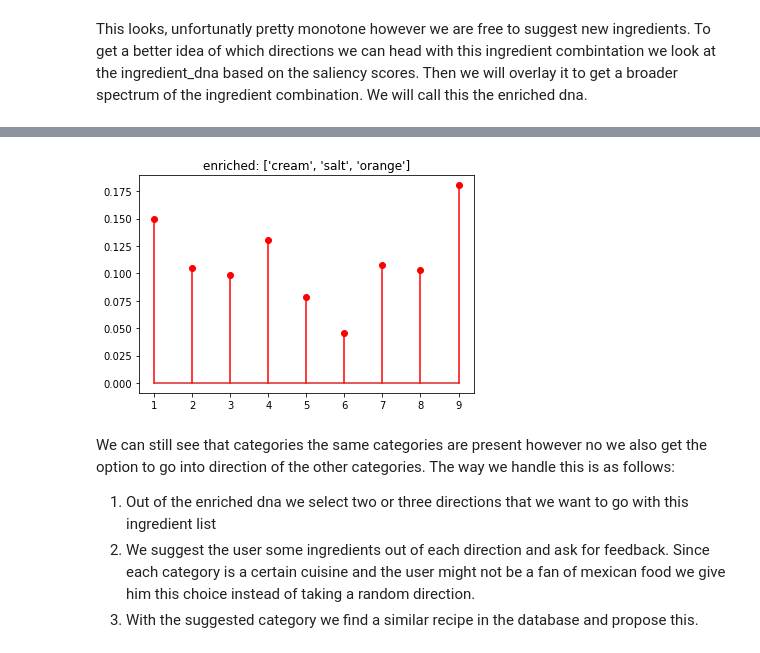
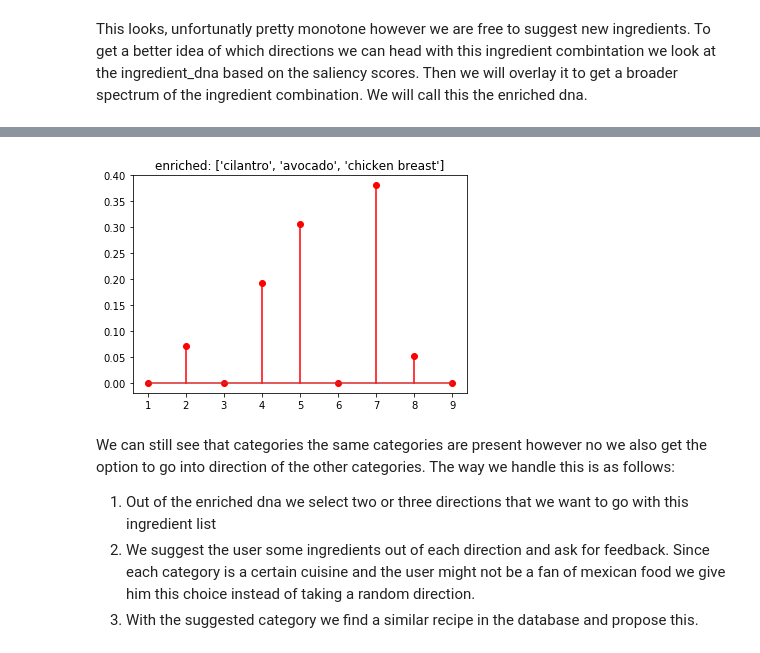
Before and after one commit to amimul/ADA-EPFL, a Jupyter notebook: Milestone 3/project_M2M3.ipynb, the cells around one changed output, grey strips where cells are left out. Drawn from its saved outputs; the diff is of its cells as text; code cells hidden in the pictures.

```diff
--- a/Milestone 3/project_M2M3.ipynb
+++ b/Milestone 3/project_M2M3.ipynb
@@ -998,25 +947,24 @@ plot_dna_ingredient("cilantro",lda_data)
 # %%
 keys = [1, 2, 3, 4, 5, 6, 7, 8, 9]
-user_input = ["cream","salt","orange"]
 
 def make_enriched_dna(user_input,lda_data,nb_topics):
     dna = np.zeros(nb_topics)
     for ingredient in user_input:
         s = get_dna_ingredient(ingredient,lda_data)
         dna = dna + get_dna_ingredient(ingredient,lda_data)
     dna = dna/np.sum(dna)
     return dna
 
 make_enriched_dna(user_input,lda_data,9)
 def plot_enriched_dna(user_indput,lda_data,nb_topics):
 
     dna = make_enriched_dna(user_input,lda_data,nb_topics)
     plt.title("enriched: "+str(user_input))
     plt.stem(keys,dna, markerfmt='ro',linefmt='r-')
     plt.show()
 plot_enriched_dna(user_input,lda_data,9)
 # %% [output]
-[figure, old version]
+[figure, new version]
 # %% [markdown]
 We can still see that categories the same categories are present however no we also get the option to go into direction of the other categories. The way we handle this is as follows:
 1. Out of the enriched dna we select two or three directions that we want to go with this ingredient list
```
Also changed, not shown: parts of 60 cells of this notebook.
